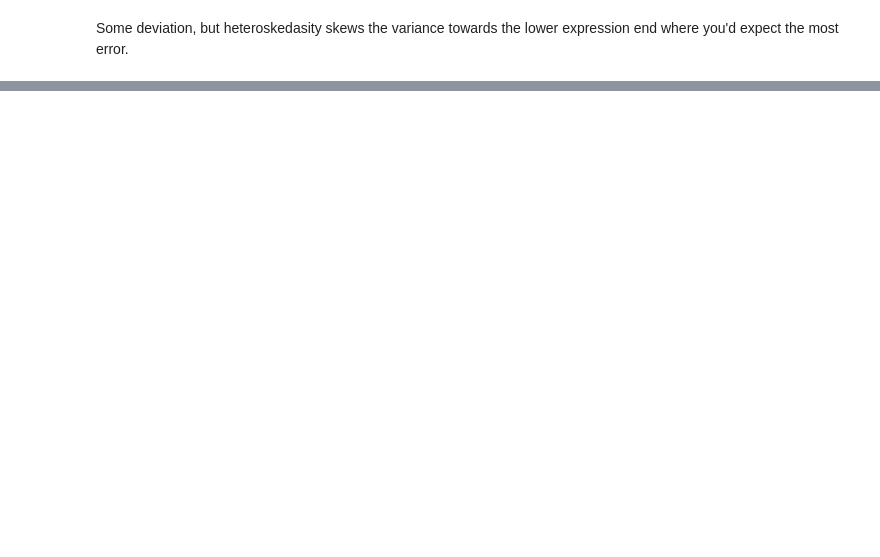
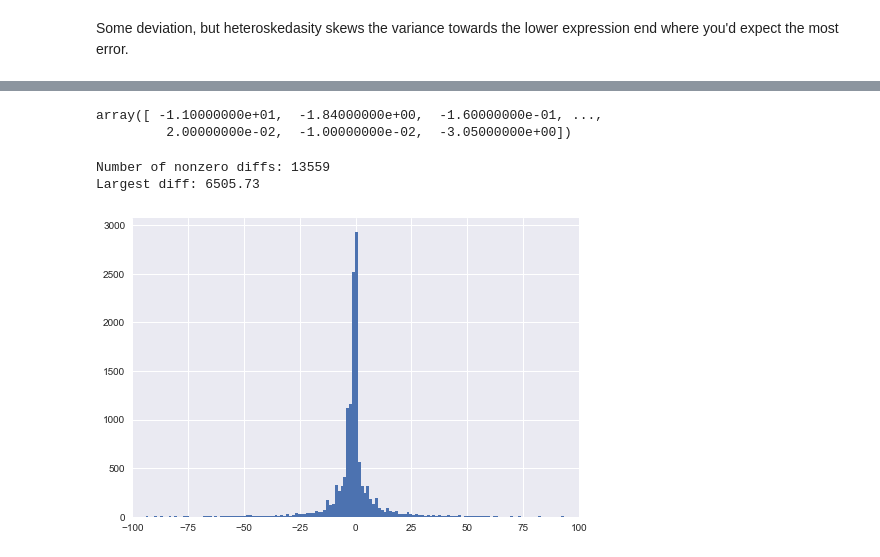
Before and after one commit to jvivian/ipython_notebooks, a Jupyter notebook: cutadapt_concordance/cutadapt_concordance.ipynb, the cells around one changed output, grey strips where cells are left out. Saved outputs shown, nothing was run; the diff lists cells and outputs as text; code cells hidden in the pictures; blank space fills up the shorter version.

Commit message:
Add diff plot

```diff
--- a/cutadapt_concordance/cutadapt_concordance.ipynb
+++ b/cutadapt_concordance/cutadapt_concordance.ipynb
@@ -29,0 +48,17 @@ Some deviation, but heteroskedasity skews the variance towards the lower express
+# %%
+diff[np.nonzero(diff)]
+# %% [output]
+array([ -1.10000000e+01,  -1.84000000e+00,  -1.60000000e-01, ...,
+         2.00000000e-02,  -1.00000000e-02,  -3.05000000e+00])
+# %%
+assert list(cut.gene_id) == list(non.gene_id)
+diff = np.array(cut.expected_count) - np.array(non.expected_count)
+print 'Number of nonzero diffs: ' + str(np.shape(np.nonzero(diff))[1])
+print 'Largest diff: ' + str(np.max([np.abs(x) for x in diff]))
+plt.hist(diff[np.nonzero(diff)], bins=10000)
+plt.xlim([-100, 100])
+plt.show()
+# %% [output]
+Number of nonzero diffs: 13559
+Largest diff: 6505.73
+[figure, added]
```
Also changed, not shown: parts of 3 cells of this notebook.
